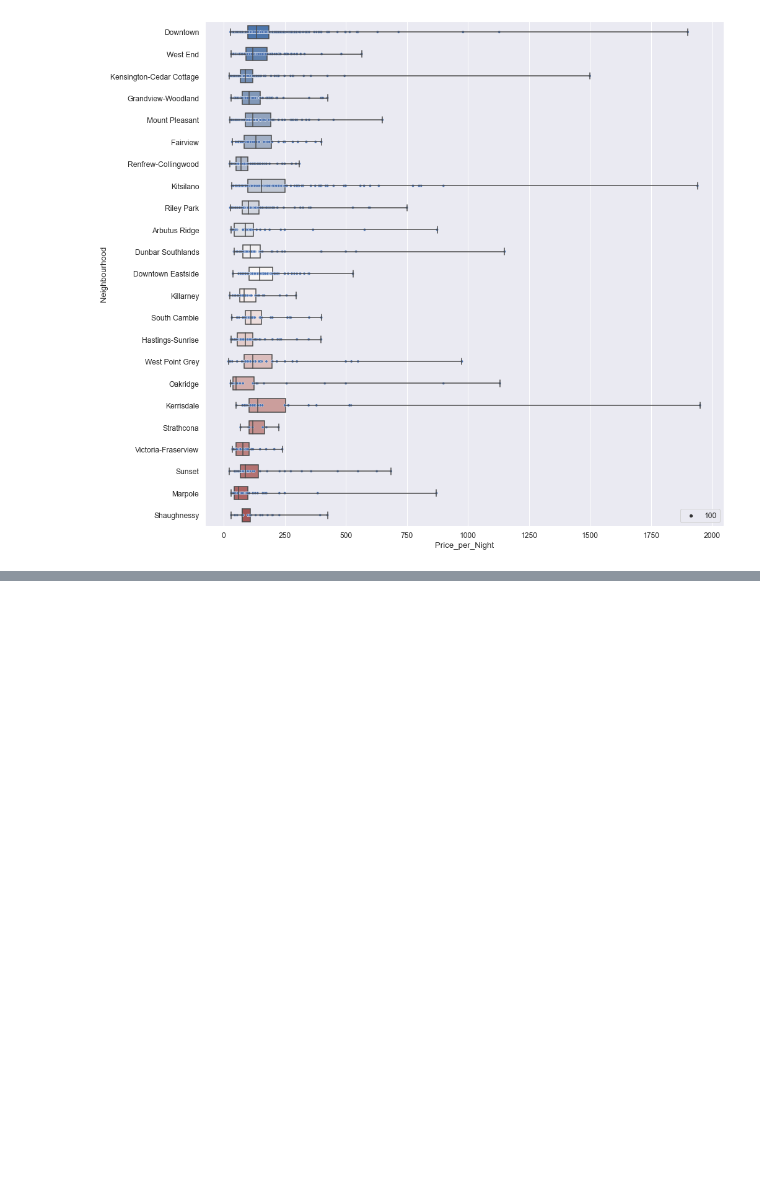
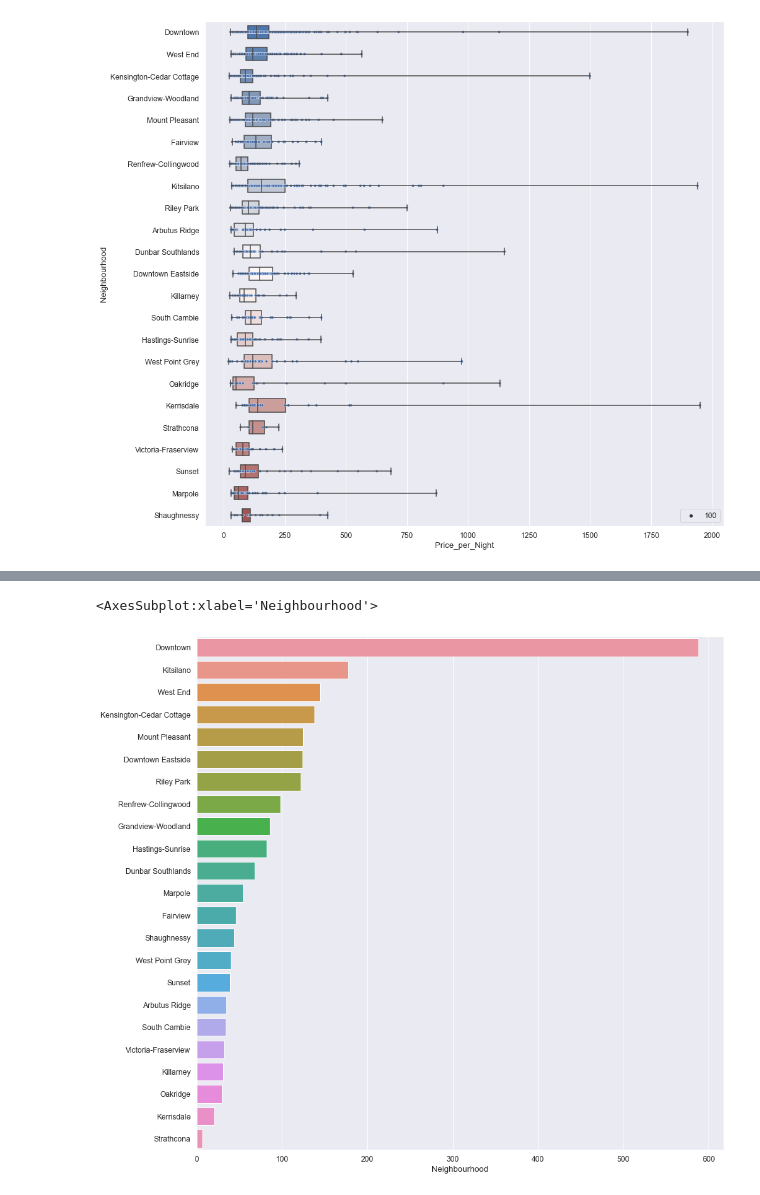
Before and after one commit to data301-2021-summer2/project-group8-project, a Jupyter notebook: analysis/Ahmad Jamal/scriptRunner.ipynb, the cells around one changed output, grey strips where cells are left out. Saved outputs shown, nothing was run; the diff lists cells and outputs as text; code cells hidden in the pictures; blank space fills up the shorter version.

```diff
--- a/analysis/Ahmad Jamal/scriptRunner.ipynb
+++ b/analysis/Ahmad Jamal/scriptRunner.ipynb
@@ -85,0 +101,11 @@ sns.scatterplot(y="Neighbourhood", x="Price_per_Night", data=df, palette="dark:#
+# %%
+# While fidling with graphs above, I uncovered another important relation from my data about the popularity of Airbnb with
+# location
+
+sns.barplot(y=df2["Neighbourhood"].value_counts().index, x=df2["Neighbourhood"].value_counts(), data=df)
+
+# This means that Airbnbs closer to Downtown is booked way more than  other Airbnb's further away from DT. This can also
+# imply there might be more Airbnb's near downtown than the rest of Vancouver where there might be less short term rentals
+# %% [output]
+<AxesSubplot:xlabel='Neighbourhood'>
+[figure, added]
```
Also changed, not shown: parts of 3 cells of this notebook.
